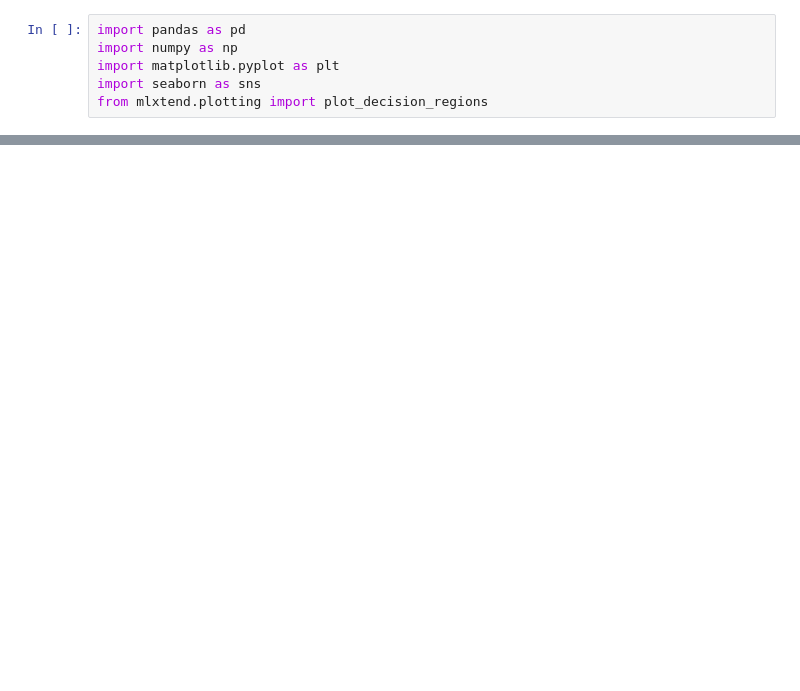
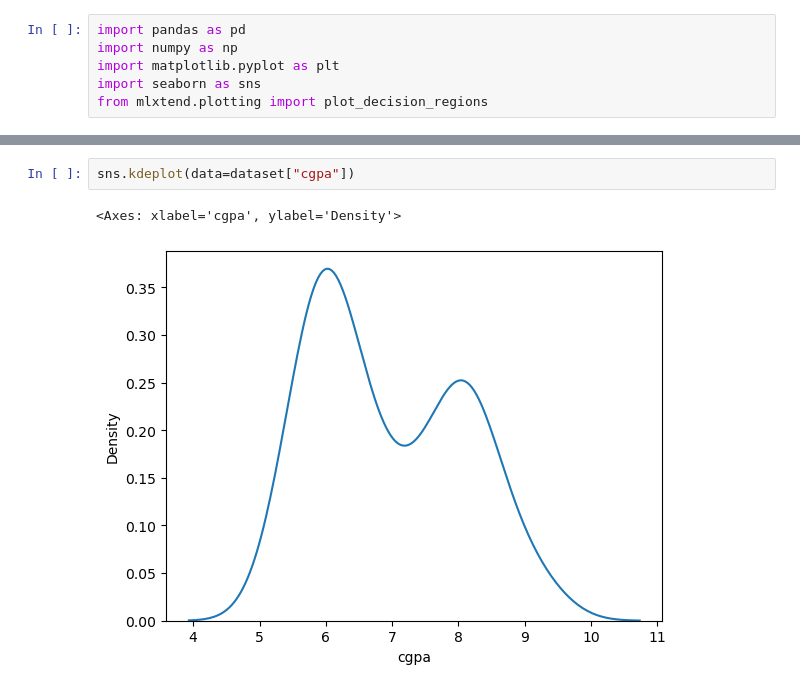
Before and after one commit to ruddropust/ML-Learn, a Jupyter notebook: WSCubeTech/Imbalence Dataset/Naive_Bayes.ipynb, the cells around one changed output, grey strips where cells are left out. Cells and saved outputs as stored; diff of their text form; blank space fills up the shorter version.

```diff
--- a/WSCubeTech/Imbalence Dataset/Naive_Bayes.ipynb
+++ b/WSCubeTech/Imbalence Dataset/Naive_Bayes.ipynb
@@ -44,0 +45,5 @@ NameError: name 'placement' is not defined
+# %%
+sns.kdeplot(data=dataset["cgpa"])
+# %% [output]
+<Axes: xlabel='cgpa', ylabel='Density'>
+[figure, added]
```
Also changed, not shown: parts of 14 cells of this notebook.
